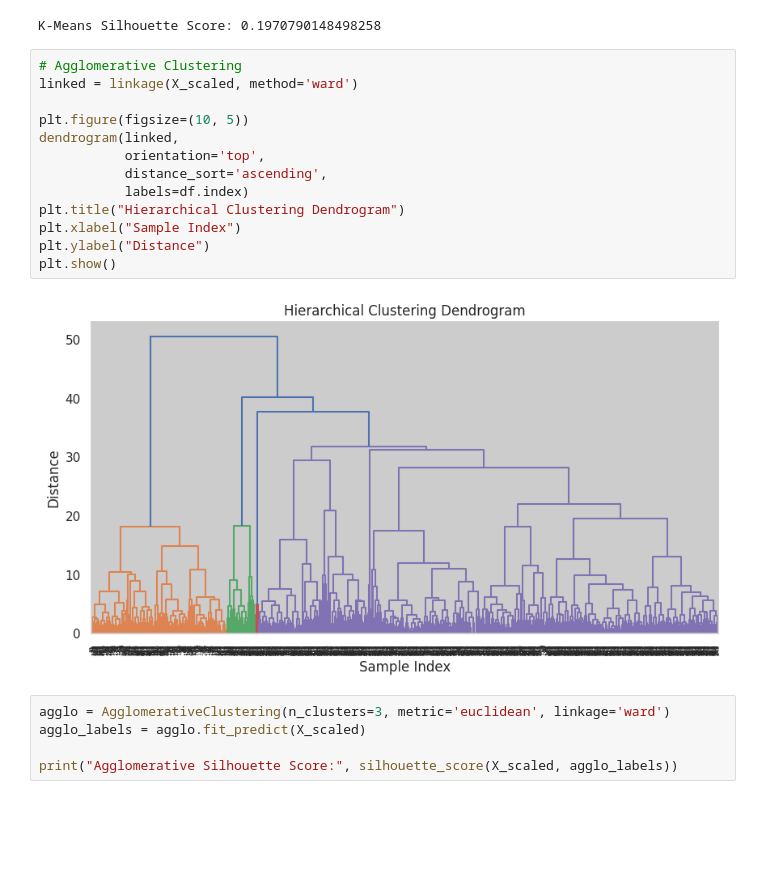
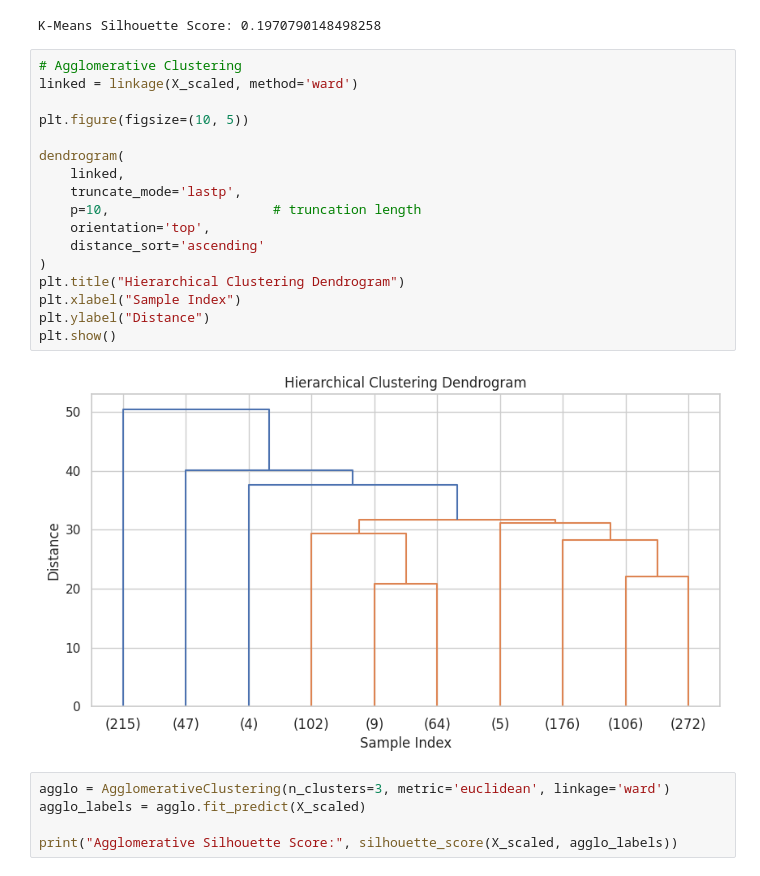
Before and after one commit to sntoshsah/diabetics_data_analysis, a Jupyter notebook: notebook.ipynb, the cells around one changed output. Drawn from its saved outputs; the diff is of its cells as text; blank space fills up the shorter version.

```diff
--- a/notebook.ipynb
+++ b/notebook.ipynb
@@ -958,18 +957,22 @@ K-Means Silhouette Score: 0.1970790148498258
 # %%
 # Agglomerative Clustering
 linked = linkage(X_scaled, method='ward')
 
 plt.figure(figsize=(10, 5))
-dendrogram(linked,
-           orientation='top',
-           distance_sort='ascending',
-           labels=df.index)
+
+dendrogram(
+    linked,
+    truncate_mode='lastp',
+    p=10,                     # truncation length
+    orientation='top',
+    distance_sort='ascending'
+)
 plt.title("Hierarchical Clustering Dendrogram")
 plt.xlabel("Sample Index")
 plt.ylabel("Distance")
 plt.show()
 # %% [output]
-[figure, old version]
+[figure, new version]
 # %%
 agglo = AgglomerativeClustering(n_clusters=3, metric='euclidean', linkage='ward')
 agglo_labels = agglo.fit_predict(X_scaled)
```
Also changed, not shown: parts of 9 cells of this notebook.
